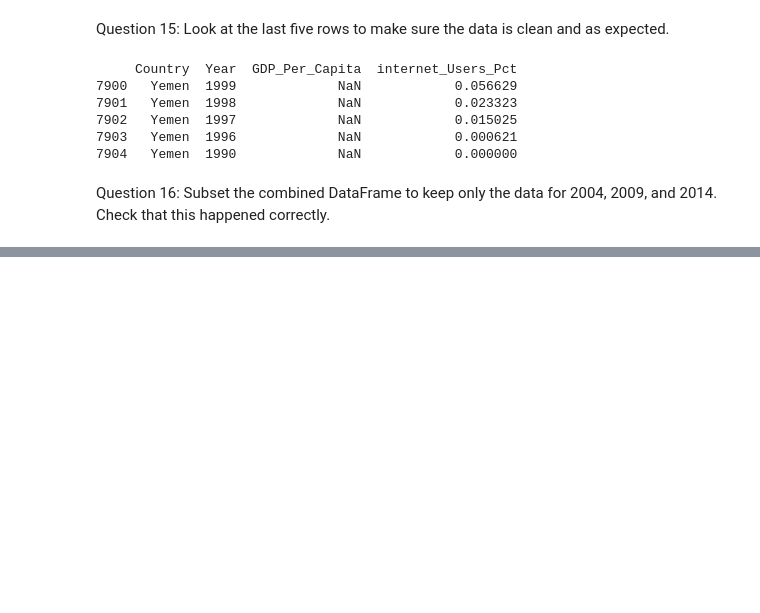
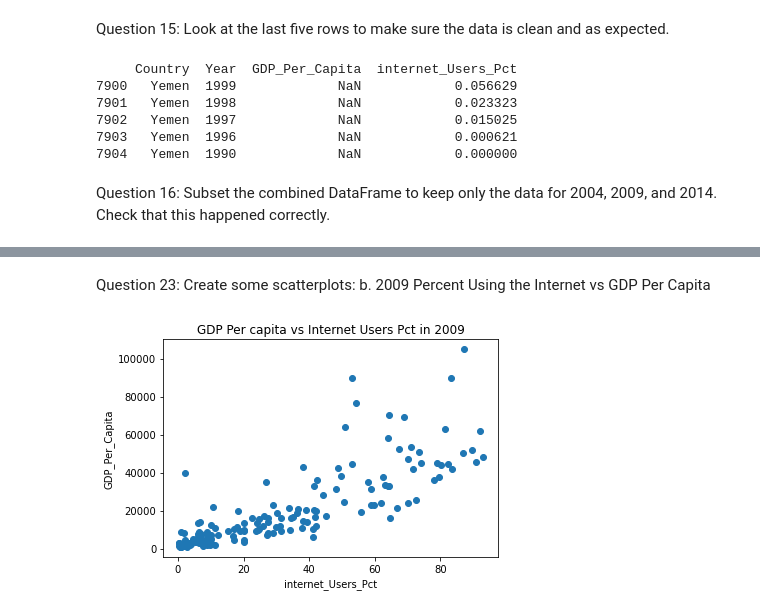
Before and after one commit to Mackeyk88/gdp-and-internet-usage-python, a Jupyter notebook: Notebook/Python1.ipynb, the cells around one changed output, grey strips where cells are left out. Drawn from its saved outputs; the diff is of its cells as text; code cells hidden in the pictures; blank space fills up the shorter version.

```diff
--- a/Notebook/Python1.ipynb
+++ b/Notebook/Python1.ipynb
@@ -177,0 +200,3 @@ Question 16: Subset the combined DataFrame to keep only the data for 2004, 2009,
+# %%
+df09 = gdp_and_internet_use[gdp_and_internet_use['Year'] == 2009]
+df09.head()
@@ -177,0 +315,10 @@ Question 16: Subset the combined DataFrame to keep only the data for 2004, 2009,
+# %% [markdown]
+Question 23: Create some scatterplots: b. 2009 Percent Using the Internet vs GDP Per Capita
+# %%
+plt.scatter(df09.internet_Users_Pct, df09.GDP_Per_Capita)
+plt.xlabel('internet_Users_Pct')
+plt.ylabel('GDP_Per_Capita')
+plt.title('GDP Per capita vs Internet Users Pct in 2009')
+plt.show()
+# %% [output]
+[figure, added]
```
Also changed, not shown: parts of 61 cells of this notebook.
